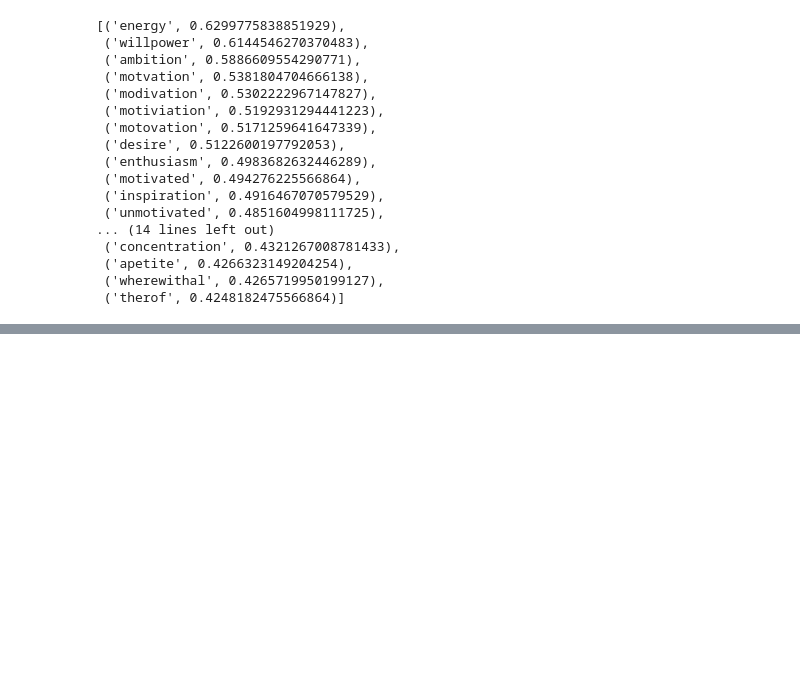
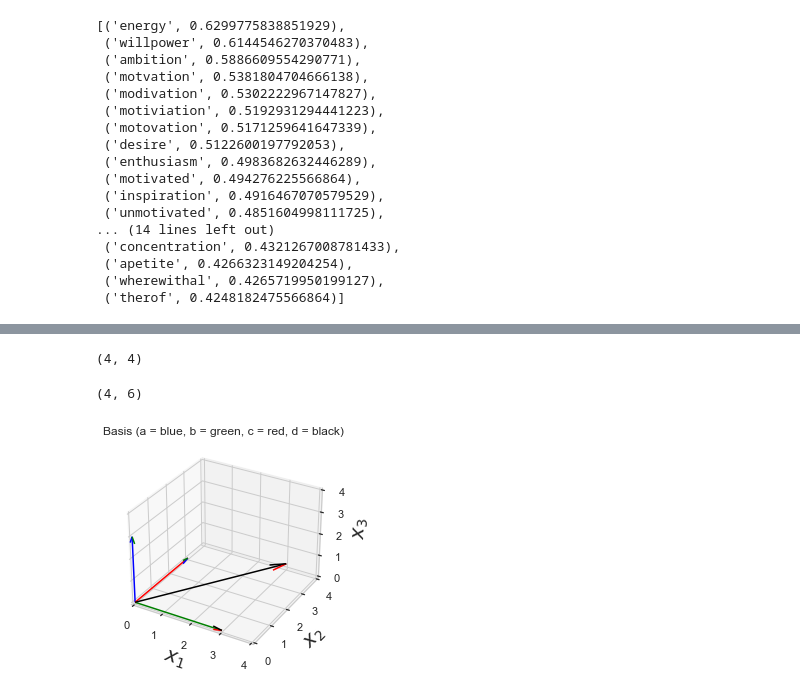
Before and after one commit to dirtylittledirtbike/project_05_v2, a Jupyter notebook: word2vec.ipynb, the cells around one changed output, grey strips where cells are left out. Drawn from its saved outputs; the diff is of its cells as text; code cells hidden in the pictures; blank space fills up the shorter version.

```diff
--- a/word2vec.ipynb
+++ b/word2vec.ipynb
@@ -740,3 +721,32 @@ Name: text_title, Length: 117378, dtype: object
+# %%
+components.shape
+# %% [output]
+(4, 4)
+# %%
+soa.shape
+# %% [output]
+(4, 6)
+# %%
+# a = np.array([0,0,3])
+# b = np.array([3,0,0])
+# c = np.array([0,3,0])
+# d = np.array([2,2,2])
+
+fig = plt.figure()
+ax = fig.gca(projection="3d")
+soa = np.array([[0,0,0,0,0,3], [0,0,0,3,0,0], [0,0,0,0,3,0], [0,0,0,4,2,2]])
+X, Y, Z, U, V, W = zip(*soa)
+ax.set_xlim3d(0, 4)
+ax.set_ylim3d(0, 4)
+ax.set_zlim3d(0, 4)
+ax.quiver(X, Y, Z, U, V, W, length=1, arrow_length_ratio = 0.1, colors = ["blue", "green", "red", "black"])
+plt.title('Basis (a = blue, b = green, c = red, d = black)')
+ax.set_xlabel('$x_1$', fontsize=20)
+ax.set_ylabel('$x_2$', fontsize=20)
+ax.set_zlabel('$x_3$', fontsize=20)
+plt.show()
+# %% [output]
+[figure, added]
 # %%
 # x, y  = [1, 2, 3], [0.5, 0.5, 0.5]
 # u1,v1 = np.random.randn(3), np.random.randn(3)
```
Also changed, not shown: parts of 143 cells of this notebook, 2 other files.
